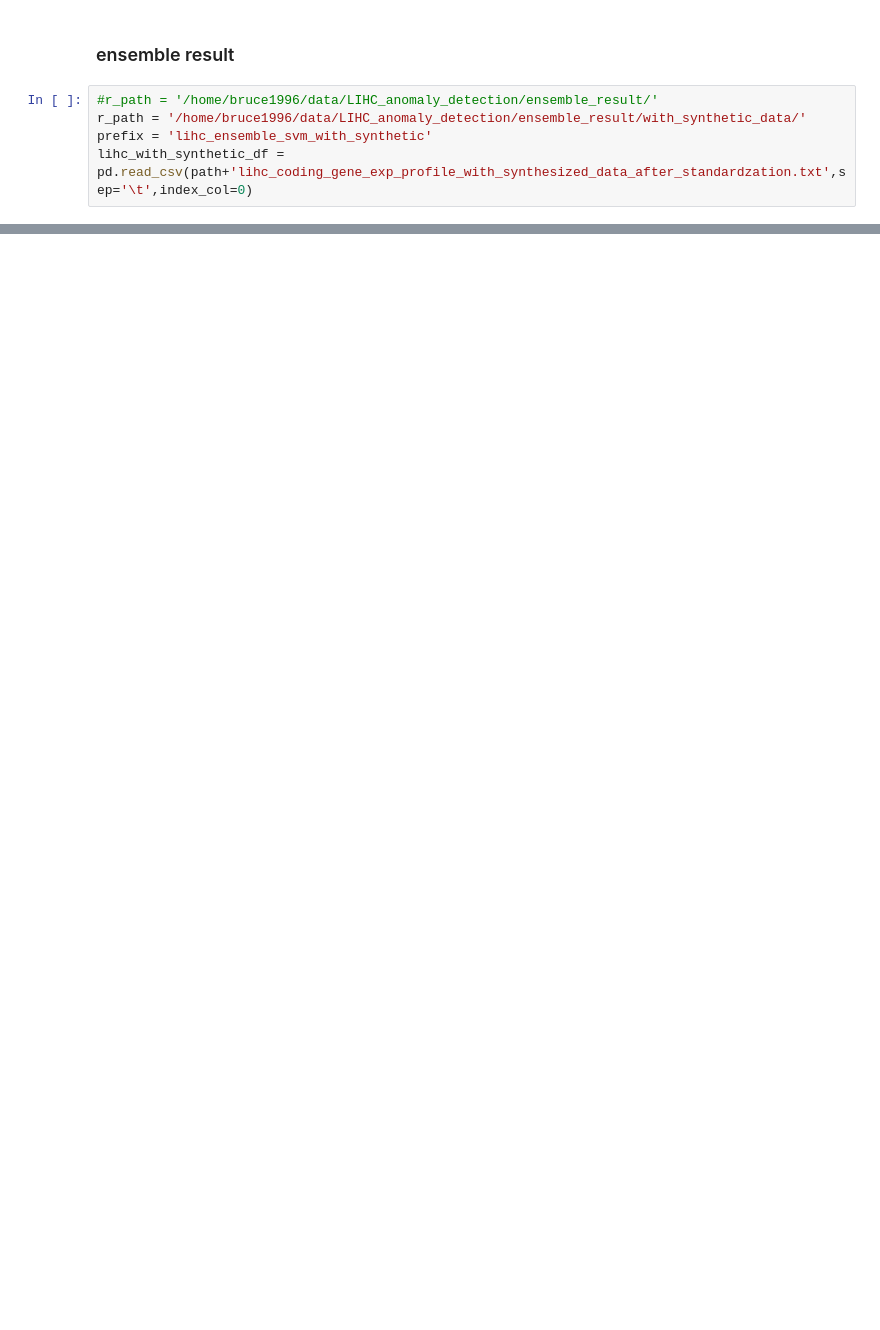
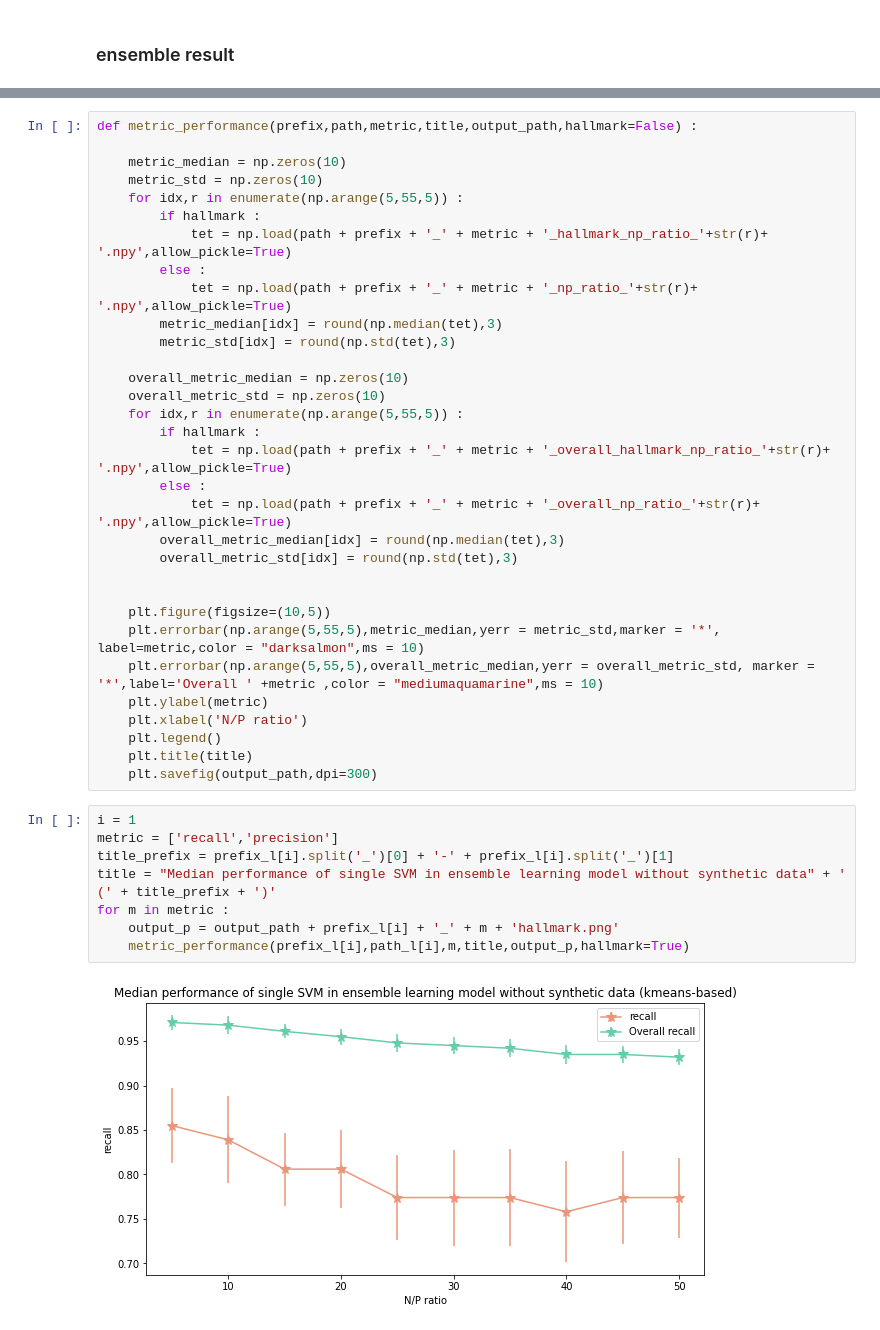
Before and after one commit to brucewu1996/LIHC-Anomaly-detection, a Jupyter notebook: candidate_gene_selection.ipynb, the cells around one changed output, grey strips where cells are left out. Saved outputs shown, nothing was run; the diff lists cells and outputs as text; blank space fills up the shorter version.

Commit message:
modulation of data augmentation section

```diff
--- a/candidate_gene_selection.ipynb
+++ b/candidate_gene_selection.ipynb
@@ -104,7 +37,2 @@ plt.savefig(output_path + 'synthetic_data_pca.png',dpi = 300)
 # %% [markdown]
 ### ensemble result
-# %%
-#r_path = '/home/bruce1996/data/LIHC_anomaly_detection/ensemble_result/'
-r_path = '/home/bruce1996/data/LIHC_anomaly_detection/ensemble_result/with_synthetic_data/'
-prefix = 'lihc_ensemble_svm_with_synthetic'
-lihc_with_synthetic_df = pd.read_csv(path+'lihc_coding_gene_exp_profile_with_synthesized_data_after_standardzation.txt',sep='\t',index_col=0)
@@ -310,0 +71,42 @@ candidate_df = pd.DataFrame({'ID' : pca_df.index,'Label' : pca_df['Label'].value
+# %%
+def metric_performance(prefix,path,metric,title,output_path,hallmark=False) :
+
+    metric_median = np.zeros(10)
+    metric_std = np.zeros(10)
+    for idx,r in enumerate(np.arange(5,55,5)) :
+        if hallmark :
+            tet = np.load(path + prefix + '_' + metric + '_hallmark_np_ratio_'+str(r)+ '.npy',allow_pickle=True)
+        else :
+            tet = np.load(path + prefix + '_' + metric + '_np_ratio_'+str(r)+ '.npy',allow_pickle=True)
+        metric_median[idx] = round(np.median(tet),3)
+        metric_std[idx] = round(np.std(tet),3)
+
+    overall_metric_median = np.zeros(10)
+    overall_metric_std = np.zeros(10)
+    for idx,r in enumerate(np.arange(5,55,5)) :
+        if hallmark :
+            tet = np.load(path + prefix + '_' + metric + '_overall_hallmark_np_ratio_'+str(r)+ '.npy',allow_pickle=True)
+        else :
+            tet = np.load(path + prefix + '_' + metric + '_overall_np_ratio_'+str(r)+ '.npy',allow_pickle=True)
+        overall_metric_median[idx] = round(np.median(tet),3)
+        overall_metric_std[idx] = round(np.std(tet),3)
+
+
+    plt.figure(figsize=(10,5))
+    plt.errorbar(np.arange(5,55,5),metric_median,yerr = metric_std,marker = '*', label=metric,color = "darksalmon",ms = 10)
+    plt.errorbar(np.arange(5,55,5),overall_metric_median,yerr = overall_metric_std, marker = '*',label='Overall ' +metric ,color = "mediumaquamarine",ms = 10)
+    plt.ylabel(metric)
+    plt.xlabel('N/P ratio')
+    plt.legend()
+    plt.title(title)
+    plt.savefig(output_path,dpi=300)
+# %%
+i = 1
+metric = ['recall','precision']
+title_prefix = prefix_l[i].split('_')[0] + '-' + prefix_l[i].split('_')[1]
+title = "Median performance of single SVM in ensemble learning model without synthetic data" + ' (' + title_prefix + ')'
+for m in metric :
+    output_p = output_path + prefix_l[i] + '_' + m + 'hallmark.png'
+    metric_performance(prefix_l[i],path_l[i],m,title,output_p,hallmark=True)
+# %% [output]
+[figure, added]
```
Also changed, not shown: parts of 64 cells of this notebook, 11 other files.
